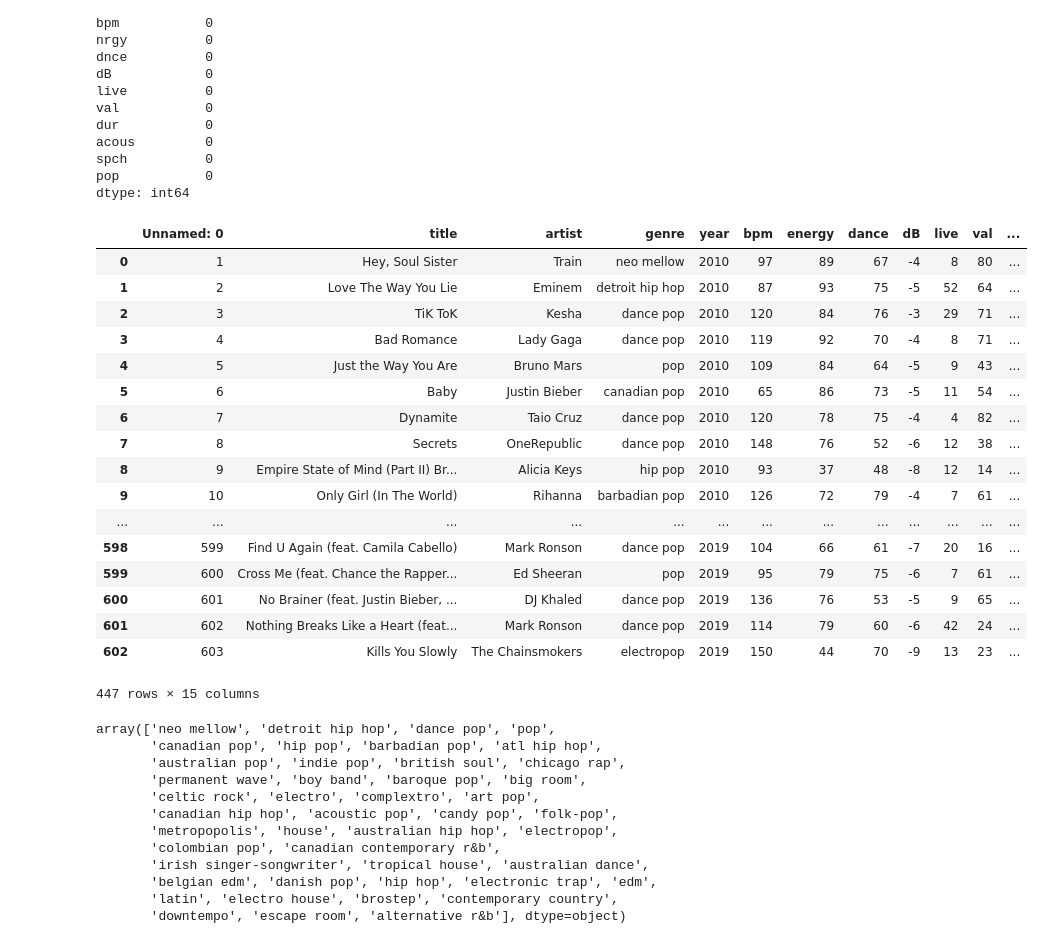
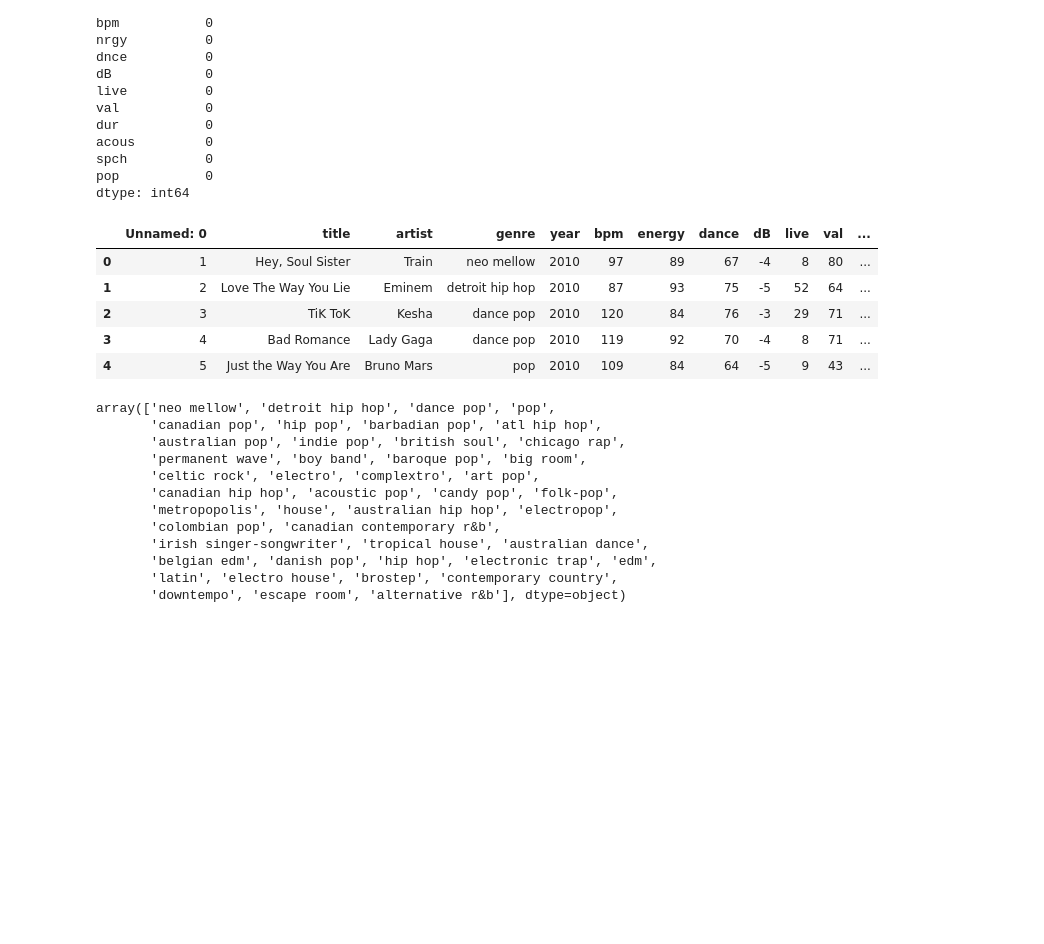
Before and after one commit to prabhdeepsingh3499/BonTemps, a Jupyter notebook: Songs/RecommendSongs.ipynb, the cells around one changed output. Drawn from its saved outputs; the diff is of its cells as text; code cells hidden in the pictures; blank space fills up the shorter version.

```diff
--- a/Songs/RecommendSongs.ipynb
+++ b/Songs/RecommendSongs.ipynb
@@ -54,26 +42,14 @@ df = df[df['pop']>60]
 # %%
 df.rename(columns = {'top genre':'genre','pop':'popularity','nrgy':'energy','dnce':'dance','acous':'acoustic','spch':'speech','dur':'duration'}, inplace=True)
 # %%
-df
+df.head()
 # %% [output]
 |  | Unnamed: 0 | title | artist | genre | year | bpm | energy | dance | dB | live | val | ... |
 | 0 | 1 | Hey, Soul Sister | Train | neo mellow | 2010 | 97 | 89 | 67 | -4 | 8 | 80 | ... |
 | 1 | 2 | Love The Way You Lie | Eminem | detroit hip hop | 2010 | 87 | 93 | 75 | -5 | 52 | 64 | ... |
 | 2 | 3 | TiK ToK | Kesha | dance pop | 2010 | 120 | 84 | 76 | -3 | 29 | 71 | ... |
 | 3 | 4 | Bad Romance | Lady Gaga | dance pop | 2010 | 119 | 92 | 70 | -4 | 8 | 71 | ... |
 | 4 | 5 | Just the Way You Are | Bruno Mars | pop | 2010 | 109 | 84 | 64 | -5 | 9 | 43 | ... |
-| 5 | 6 | Baby | Justin Bieber | canadian pop | 2010 | 65 | 86 | 73 | -5 | 11 | 54 | ... |
-| 6 | 7 | Dynamite | Taio Cruz | dance pop | 2010 | 120 | 78 | 75 | -4 | 4 | 82 | ... |
-| 7 | 8 | Secrets | OneRepublic | dance pop | 2010 | 148 | 76 | 52 | -6 | 12 | 38 | ... |
-| 8 | 9 | Empire State of Mind (Part II) Br... | Alicia Keys | hip pop | 2010 | 93 | 37 | 48 | -8 | 12 | 14 | ... |
-| 9 | 10 | Only Girl (In The World) | Rihanna | barbadian pop | 2010 | 126 | 72 | 79 | -4 | 7 | 61 | ... |
-| ... | ... | ... | ... | ... | ... | ... | ... | ... | ... | ... | ... | ... |
-| 598 | 599 | Find U Again (feat. Camila Cabello) | Mark Ronson | dance pop | 2019 | 104 | 66 | 61 | -7 | 20 | 16 | ... |
-| 599 | 600 | Cross Me (feat. Chance the Rapper... | Ed Sheeran | pop | 2019 | 95 | 79 | 75 | -6 | 7 | 61 | ... |
-| 600 | 601 | No Brainer (feat. Justin Bieber, ... | DJ Khaled | dance pop | 2019 | 136 | 76 | 53 | -5 | 9 | 65 | ... |
-| 601 | 602 | Nothing Breaks Like a Heart (feat... | Mark Ronson | dance pop | 2019 | 114 | 79 | 60 | -6 | 42 | 24 | ... |
-| 602 | 603 | Kills You Slowly | The Chainsmokers | electropop | 2019 | 150 | 44 | 70 | -9 | 13 | 23 | ... |
-447 rows × 15 columns
 # %%
 df['genre'].unique()
 # %% [output]
```
Also changed, not shown: parts of 2 cells of this notebook, 1 other file.
